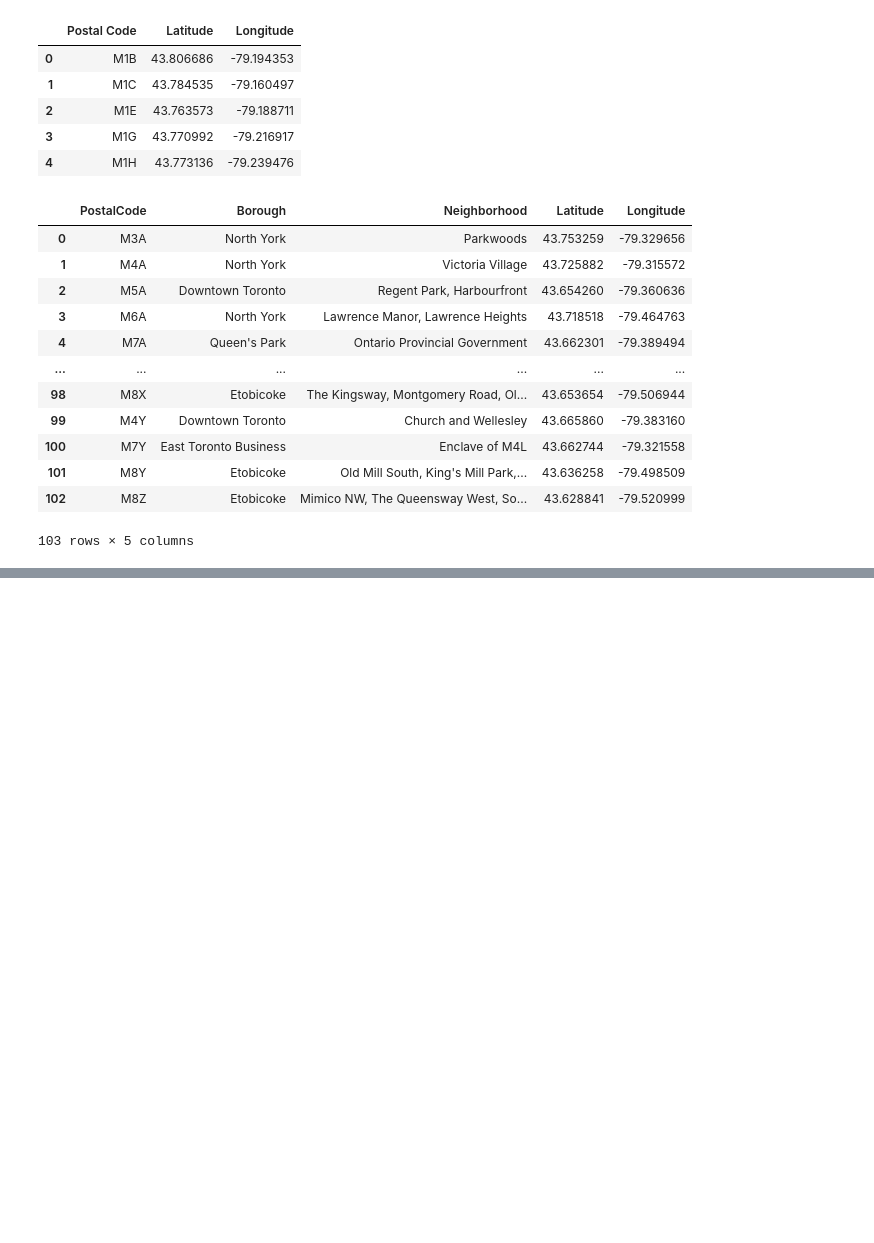
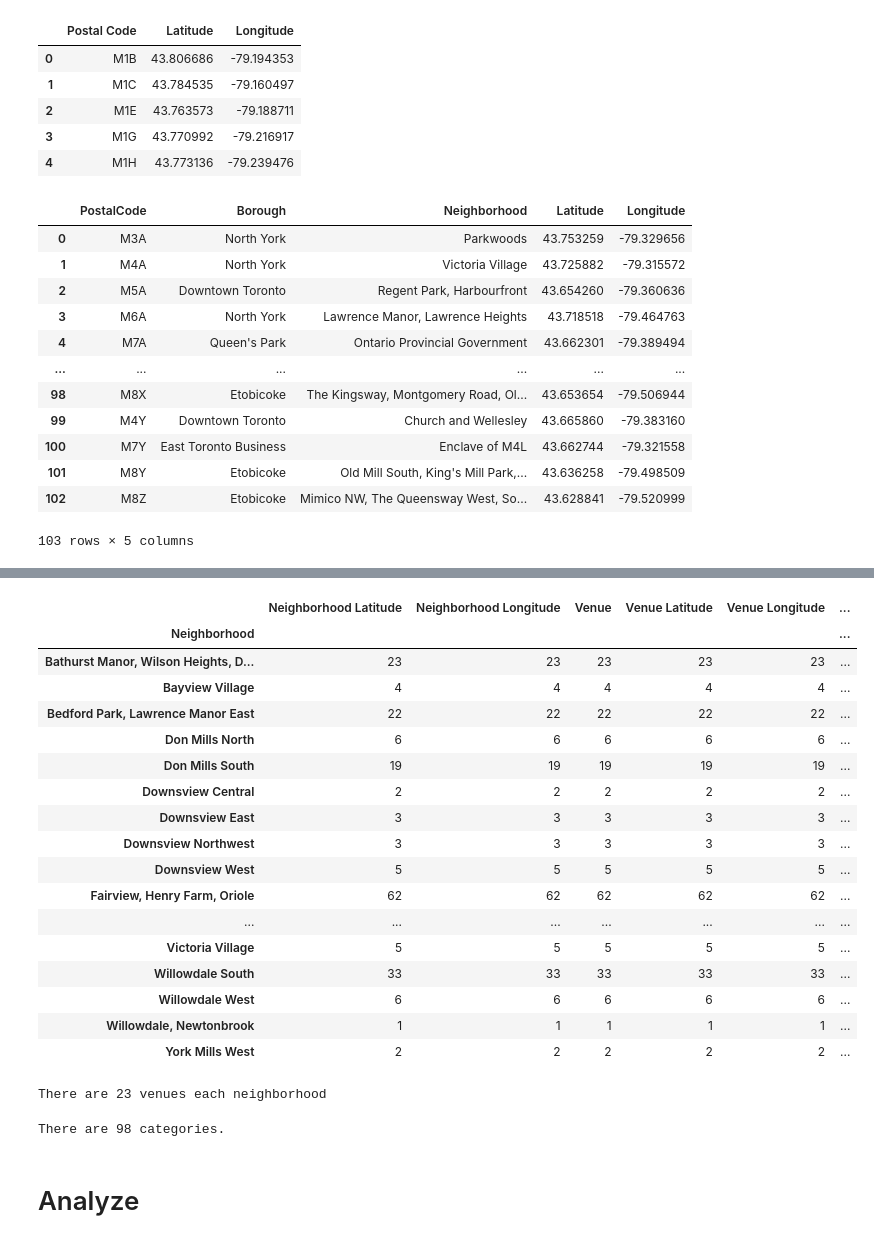
Before and after one commit to risqi-r/Coursera_Capstone, a Jupyter notebook: Peer Assignment - Segmenting and Clustering.ipynb, the cells around one changed output, grey strips where cells are left out. Cells and saved outputs as stored; diff of their text form; code cells hidden in the pictures; blank space fills up the shorter version.

```diff
--- a/Peer Assignment - Segmenting and Clustering.ipynb
+++ b/Peer Assignment - Segmenting and Clustering.ipynb
@@ -82,0 +129,4 @@ df.join(geospatial.set_index('Postal Code'), on='PostalCode')
+# %%
+northyork = postalM[postalM.Borough == 'North York'].reset_index(drop=True)
+display(northyork.head(),
+        'The dataframe has {} rows and {} columns'.format(northyork.shape[0], northyork.shape[1]))
@@ -82,0 +253,30 @@ df.join(geospatial.set_index('Postal Code'), on='PostalCode')
+# %%
+display(northyork_venues.groupby('Neighborhood').count())
+row, col = northyork_venues.groupby('Neighborhood').count().shape
+print('There are {} venues each neighborhood'.format(row))
+# %% [output]
+|  | Neighborhood Latitude | Neighborhood Longitude | Venue | Venue Latitude | Venue Longitude | ... |
+| Neighborhood |  |  |  |  |  | ... |
+| Bathurst Manor, Wilson Heights, D... | 23 | 23 | 23 | 23 | 23 | ... |
+| Bayview Village | 4 | 4 | 4 | 4 | 4 | ... |
+| Bedford Park, Lawrence Manor East | 22 | 22 | 22 | 22 | 22 | ... |
+| Don Mills North | 6 | 6 | 6 | 6 | 6 | ... |
+| Don Mills South | 19 | 19 | 19 | 19 | 19 | ... |
+| Downsview Central | 2 | 2 | 2 | 2 | 2 | ... |
+| Downsview East | 3 | 3 | 3 | 3 | 3 | ... |
+| Downsview Northwest | 3 | 3 | 3 | 3 | 3 | ... |
+| Downsview West | 5 | 5 | 5 | 5 | 5 | ... |
+| Fairview, Henry Farm, Oriole | 62 | 62 | 62 | 62 | 62 | ... |
+| ... | ... | ... | ... | ... | ... | ... |
+| Victoria Village | 5 | 5 | 5 | 5 | 5 | ... |
+| Willowdale South | 33 | 33 | 33 | 33 | 33 | ... |
+| Willowdale West | 6 | 6 | 6 | 6 | 6 | ... |
+| Willowdale, Newtonbrook | 1 | 1 | 1 | 1 | 1 | ... |
+| York Mills West | 2 | 2 | 2 | 2 | 2 | ... |
+There are 23 venues each neighborhood
+# %%
+print('There are {} categories.'.format(len(northyork_venues['Venue Category'].unique())))
+# %% [output]
+There are 98 categories.
+# %% [markdown]
+# Analyze
```
Also changed, not shown: parts of 54 cells of this notebook.
